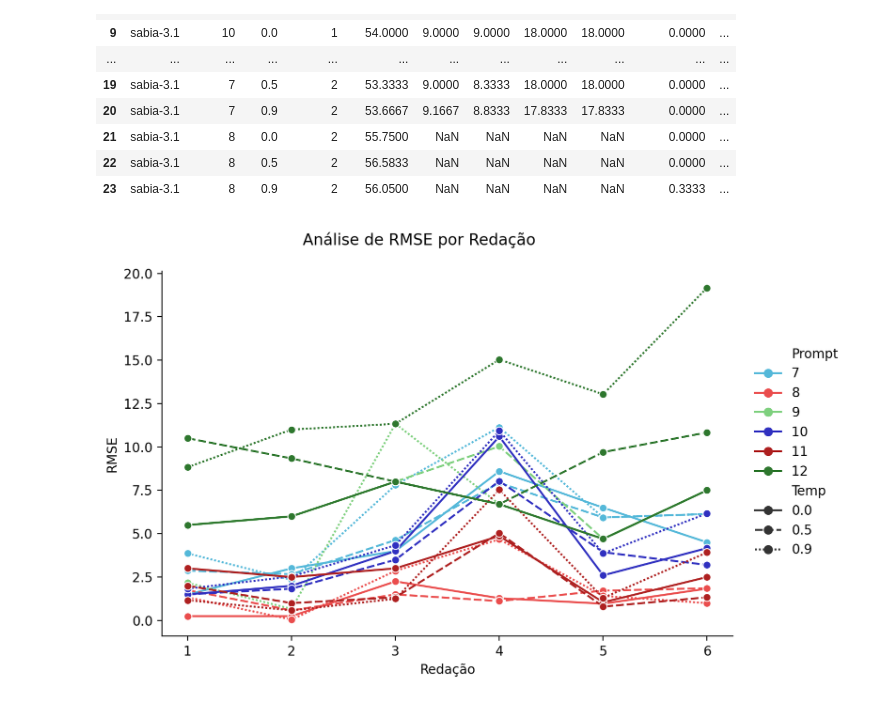
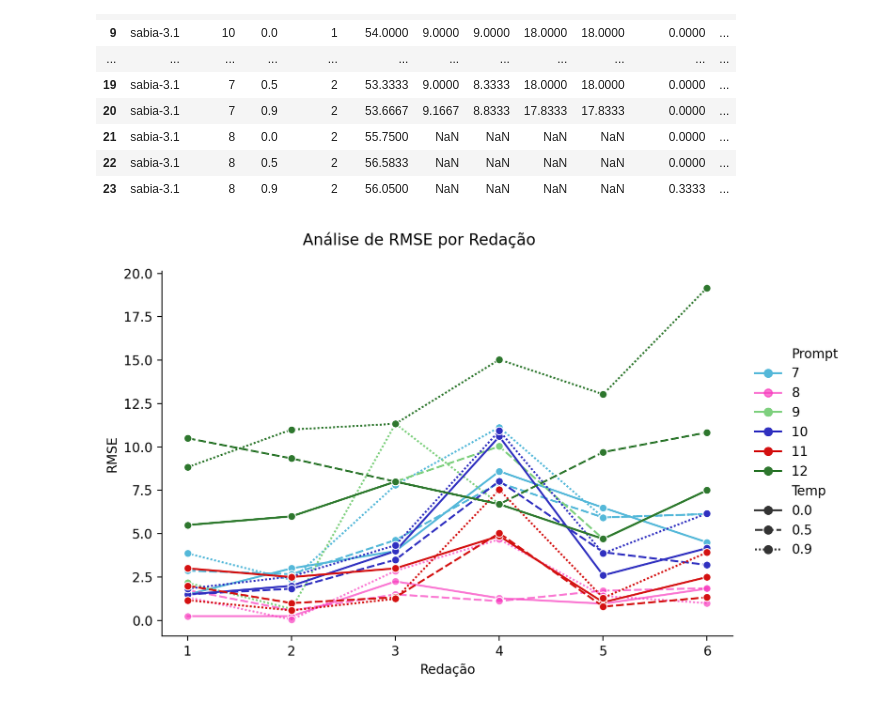
Before and after one commit to MeLLL-UFF/diplomatrixbr-eval, a Jupyter notebook: notebooks/analysis_sabia.ipynb, the cells around one changed output. Cells and saved outputs as stored; diff of their text form; code cells hidden in the pictures.

```diff
--- a/notebooks/analysis_sabia.ipynb
+++ b/notebooks/analysis_sabia.ipynb
@@ -123,25 +123,25 @@ df_merged[:24]
 # %%
 g = sns.relplot(
     data=df_merged,
     x="redacao",
     y="rmse",
     hue="prompt",
     style="temp",
     kind="line",
     marker="o",
     height=5,
     aspect=1.2,
-    palette = ["#54B8D9", "#EA4D4D", "#7ED07E", "#3030C0", "#AE2020", "#2E772E"]
+    palette = ["#54B8D9", "#F83BBFB1", "#7ED07E", "#3030C0", "#D41111", "#2E772E"]
 )
 
 g._legend.set_bbox_to_anchor((1.15, 0.5))
 g._legend.texts[0].set_text("Prompt")
 g._legend.texts[7].set_text("Temp")
 
 plt.suptitle("Análise de RMSE por Redação")
 plt.tight_layout()
 plt.xlabel("Redação")
 plt.ylabel("RMSE")
 plt.show()
 # %% [output]
-[figure, old version]
+[figure, new version]
```
Also changed, not shown: parts of 4 cells of this notebook.
